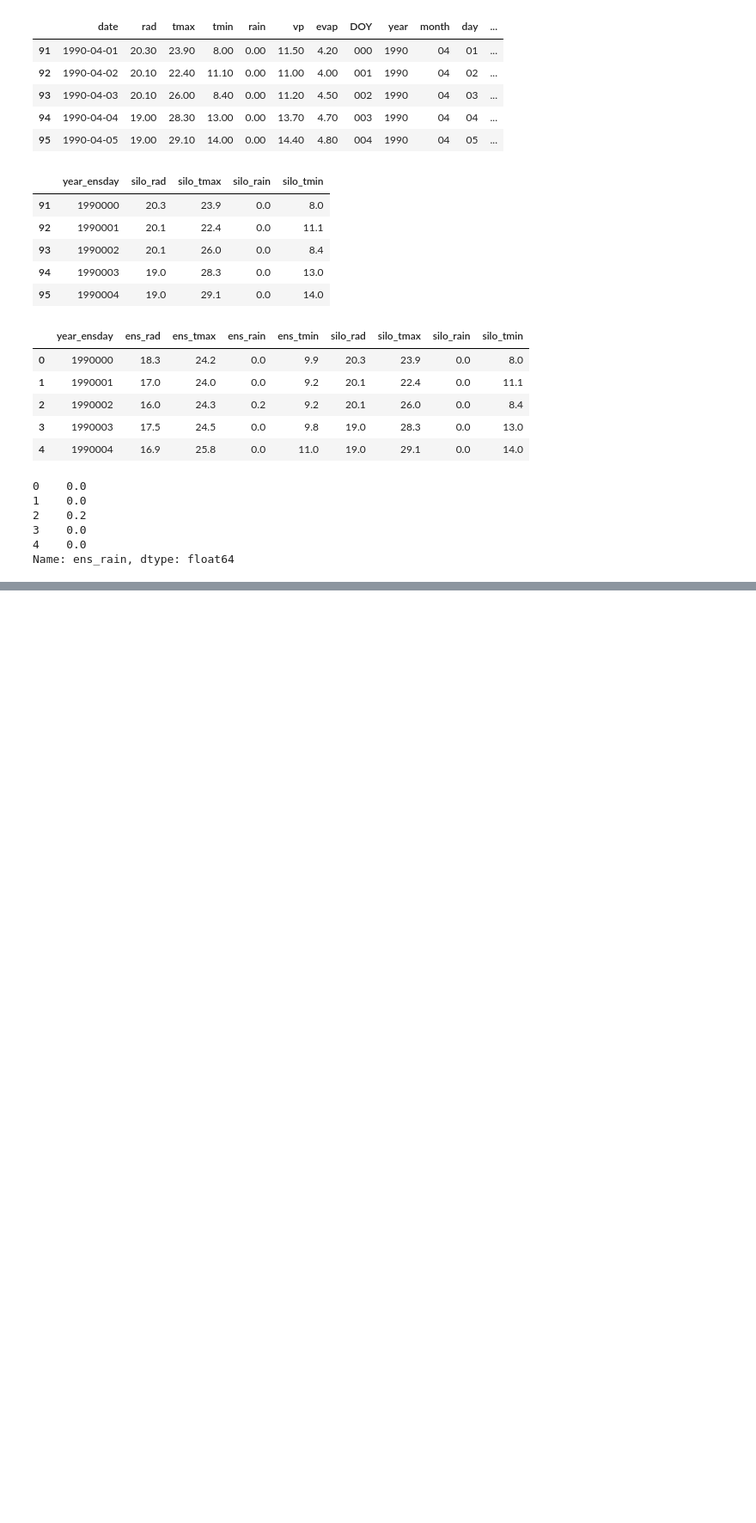
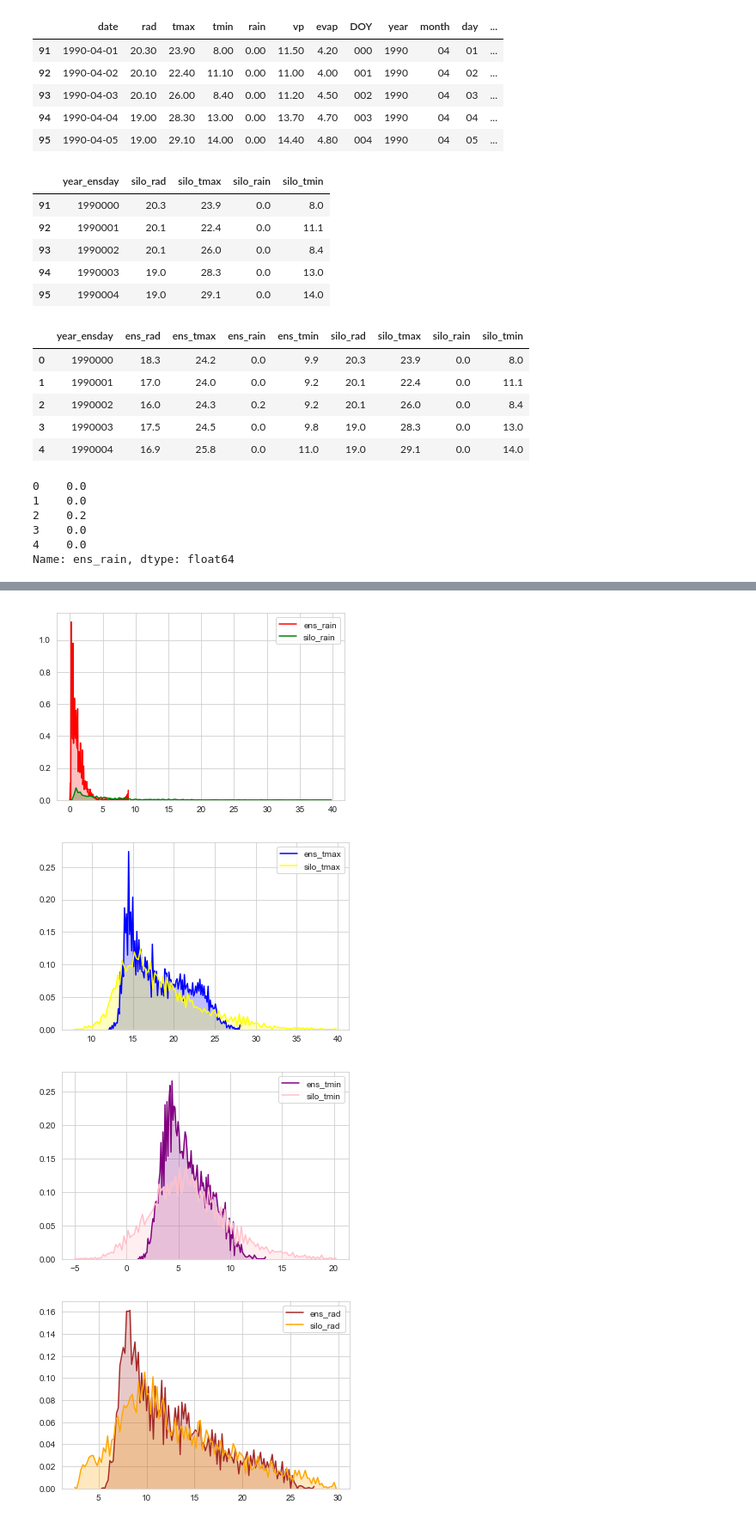
Before and after one commit to EvaZinkovsky/AgScoresWeatherAnalytics, a Jupyter notebook: scripts/Eva2.ipynb, the cells around one changed output, grey strips where cells are left out. Shown at 86% size. Drawn from its saved outputs; the diff is of its cells as text; code cells hidden in the pictures; blank space fills up the shorter version.

Commit message:
added plots with all 4 variables to code

```diff
--- a/scripts/Eva2.ipynb
+++ b/scripts/Eva2.ipynb
@@ -1321,3 +1206,46 @@ return np.sum(np.where(p != 0, q * np.log(q / p), 0))
 p = [0.1, 0.9]
 q = [0.1, 0.9]
 assert entropy(p, q) == kl(p, q)
+# %%
+import numpy as np
+import matplotlib.pyplot as plt
+import seaborn as sns
+
+sRain = fcast_vs_obs["silo_rain"]
+eRain = fcast_vs_obs["ens_rain"]
+sTMa = fcast_vs_obs["silo_tmax"]
+eTMa = fcast_vs_obs["ens_tmax"]
+sTMi = fcast_vs_obs["silo_tmin"]
+eTMi = fcast_vs_obs["ens_tmin"]
+sRad = fcast_vs_obs["silo_rad"]
+eRad = fcast_vs_obs["ens_rad"]
+
+
+
+
+
+
+sns.set_style('whitegrid')
+ax1 = sns.kdeplot(eRain, bw=0, color = 'red', shade = 'true')
+ax1 = sns.kdeplot(sRain, bw=0, color = 'green', shade = 'true')
+plt.show()
+
+sns.set_style('whitegrid')
+ax2 = sns.kdeplot(eTMa, bw=0, color = 'blue', shade = 'true')
+ax2 = sns.kdeplot(sTMa, bw=0, color = 'yellow', shade = 'true')
+plt.show()
+
+sns.set_style('whitegrid')
+ax3 = sns.kdeplot(eTMi, bw=0, color = 'purple', shade = 'true')
+ax3 = sns.kdeplot(sTMi, bw=0, color = 'pink', shade = 'true')
+plt.show()
+
+sns.set_style('whitegrid')
+ax4 = sns.kdeplot(eRad, bw=0, color = 'brown', shade = 'true')
+ax4 = sns.kdeplot(sRad, bw=0, color = 'orange', shade = 'true')
+plt.show()
+# %% [output]
+[figure, added]
+[figure, added]
+[figure, added]
+[figure, added]
```
Also changed, not shown: parts of 13 cells of this notebook, 1 other file.
